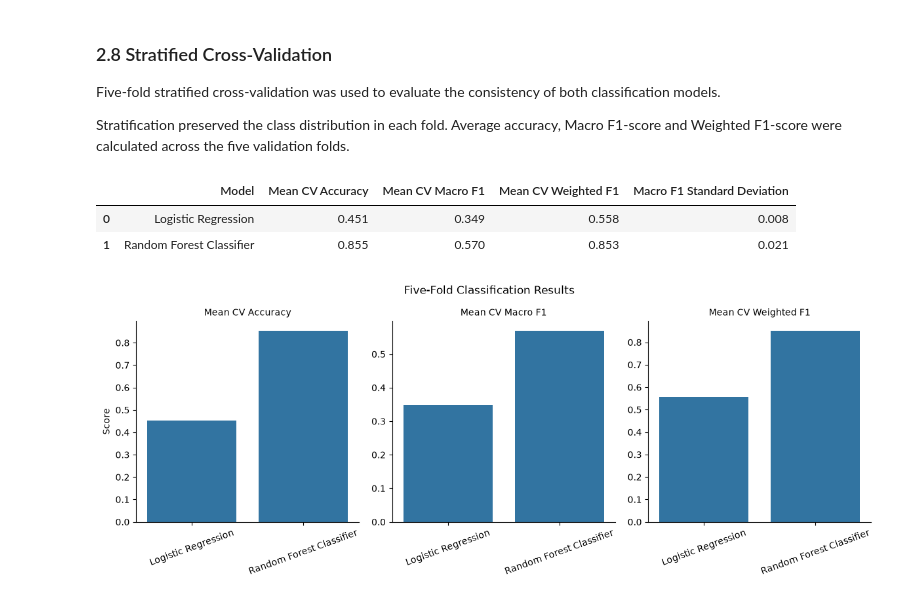
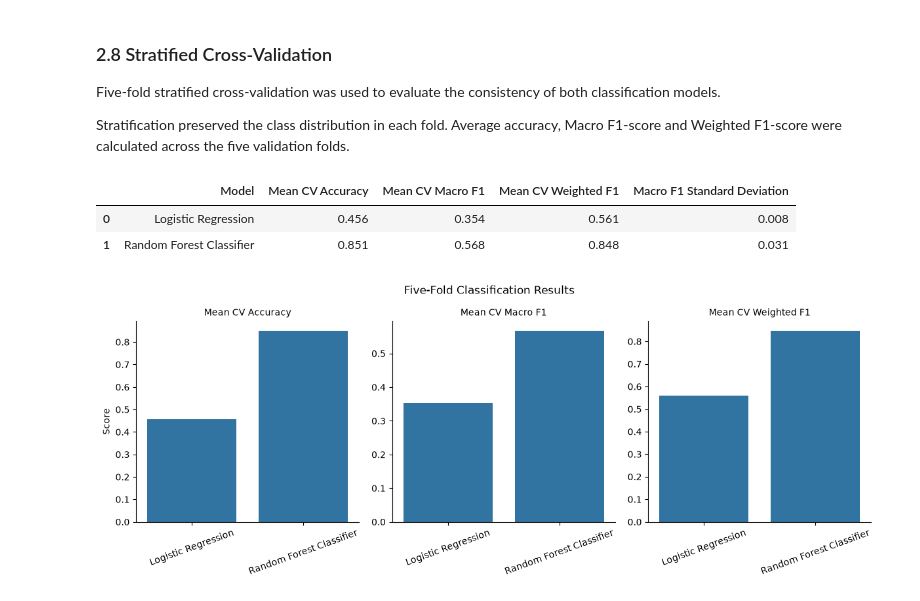
Before and after one commit to AmandaTFerraz/predictive-analytics-final-project, a Jupyter notebook: pda_finalproject.ipynb, the cells around one changed output. Drawn from its saved outputs; the diff is of its cells as text; code cells hidden in the pictures.

```diff
--- a/pda_finalproject.ipynb
+++ b/pda_finalproject.ipynb
@@ -560,12 +567,12 @@ cross_validation_results = []
 for model_name, model in models.items():
 
     scores = cross_validate(
-        model,
-        X,
-        y,
-        cv=cross_validation,
-        scoring=scoring_metrics
-    )
+    model,
+    X_train,
+    y_train,
+    cv=cross_validation,
+    scoring=scoring_metrics
+)
 
     fold_mae = -scores["test_MAE"]
     fold_rmse = np.sqrt(-scores["test_MSE"])
@@ -1356,37 +1402,37 @@ classification_models = {
 # %%
 classification_cv_results = []
 
 for model_name, model in classification_models.items():
 
     scores = cross_validate(
-        model,
-        X_classification,
-        y_classification,
-        cv=stratified_cv,
-        scoring=classification_scoring
-    )
+    model,
+    X_train_class,
+    y_train_class,
+    cv=stratified_cv,
+    scoring=classification_scoring
+)
 
     classification_cv_results.append({
         "Model": model_name,
         "Mean CV Accuracy":
             scores["test_Accuracy"].mean(),
         "Mean CV Macro F1":
             scores["test_Macro F1"].mean(),
         "Mean CV Weighted F1":
             scores["test_Weighted F1"].mean(),
         "Macro F1 Standard Deviation":
             scores["test_Macro F1"].std()
     })
 
 classification_cv_df = pd.DataFrame(
     classification_cv_results
 )
 
 classification_cv_df.round(3)
 # %% [output]
 |  | Model | Mean CV Accuracy | Mean CV Macro F1 | Mean CV Weighted F1 | Macro F1 Standard Deviation |
-| 0 | Logistic Regression | 0.451 | 0.349 | 0.558 | 0.008 |
-| 1 | Random Forest Classifier | 0.855 | 0.570 | 0.853 | 0.021 |
+| 0 | Logistic Regression | 0.456 | 0.354 | 0.561 | 0.008 |
+| 1 | Random Forest Classifier | 0.851 | 0.568 | 0.848 | 0.031 |
 # %%
 cv_classification_plot = (
     classification_cv_df.melt(
```
Also changed, not shown: parts of 8 cells of this notebook.
